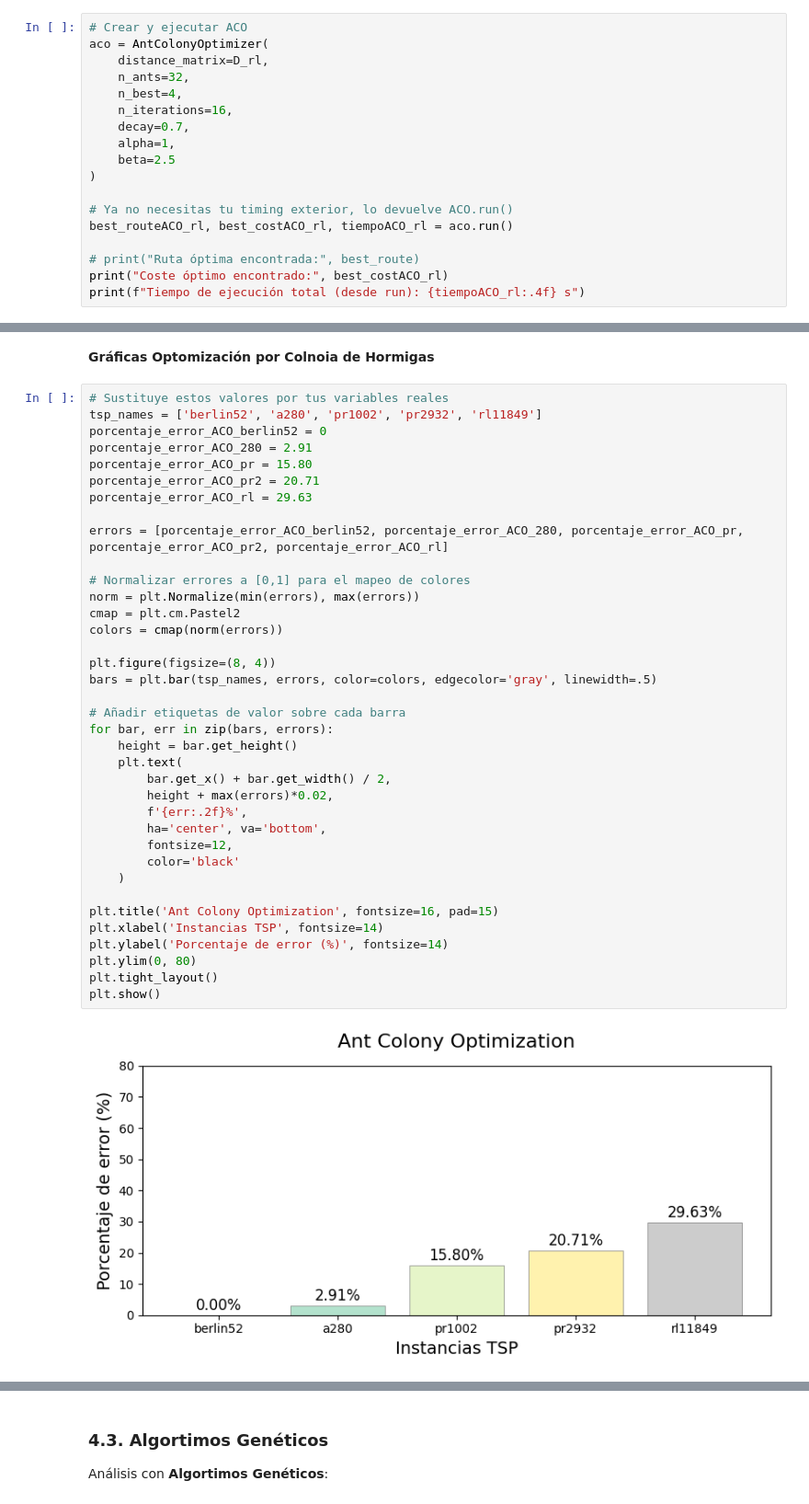
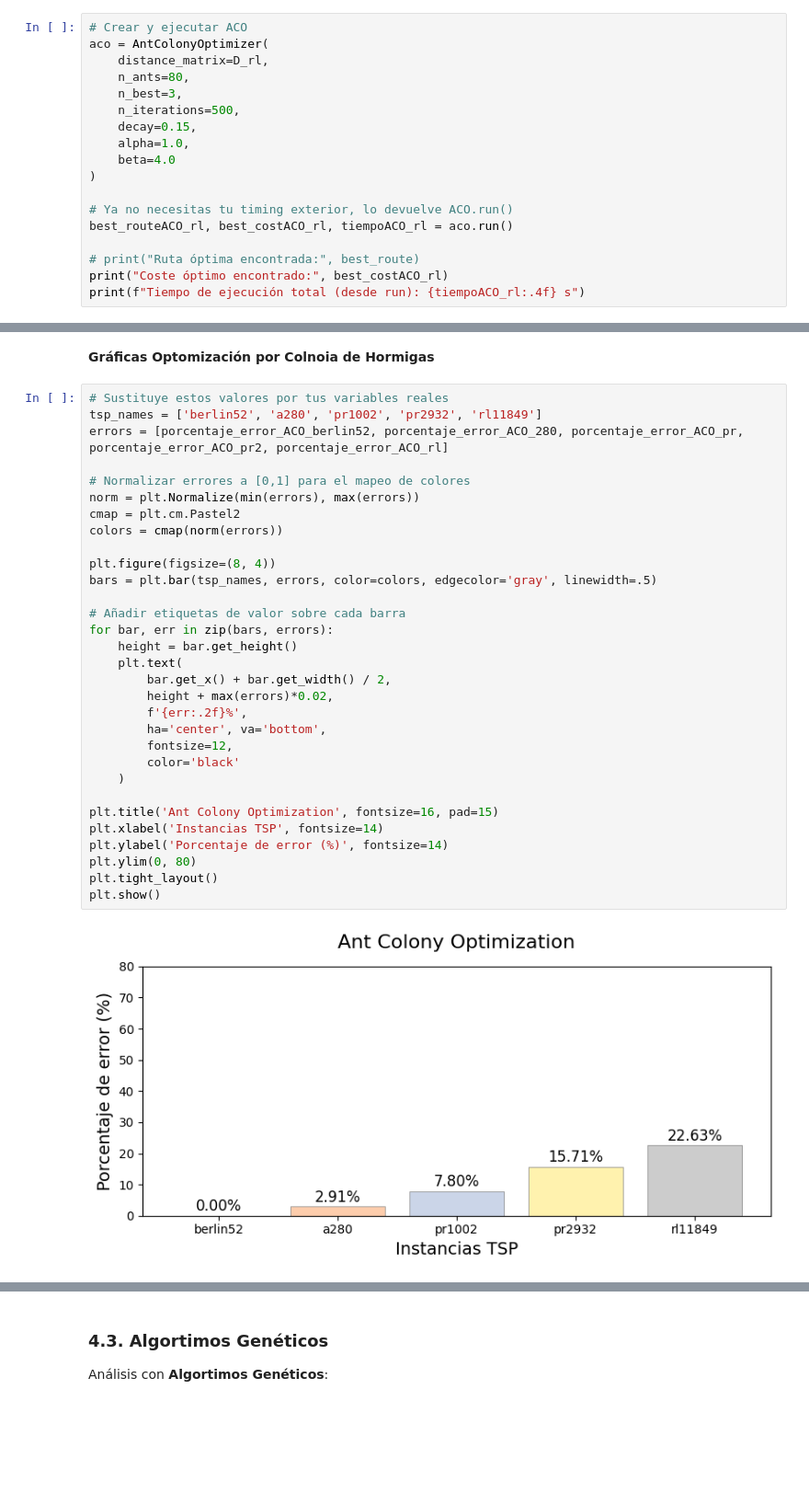
Before and after one commit to PabloMendieta03/TSP_Classical_Solutions, a Jupyter notebook: classical_solution.ipynb, the cells around one changed output, grey strips where cells are left out. Shown at 92% size. Drawn from its saved outputs; the diff is of its cells as text; blank space fills up the shorter version.

```diff
--- a/classical_solution.ipynb
+++ b/classical_solution.ipynb
@@ -876,12 +891,12 @@ Error porcentual respecto al óptimo: 48.71%
 # Crear y ejecutar ACO
 aco = AntColonyOptimizer(
     distance_matrix=D_rl,
-    n_ants=32,
-    n_best=4,
-    n_iterations=16,
-    decay=0.7,
-    alpha=1,
-    beta=2.5
+    n_ants=80,
+    n_best=3,
+    n_iterations=500,
+    decay=0.15,
+    alpha=1.0,
+    beta=4.0
 )
 
 # Ya no necesitas tu timing exterior, lo devuelve ACO.run()
@@ -919,39 +934,33 @@ Error porcentual respecto al óptimo: 59.63%
 # %%
 # Sustituye estos valores por tus variables reales
 tsp_names = ['berlin52', 'a280', 'pr1002', 'pr2932', 'rl11849']
-porcentaje_error_ACO_berlin52 = 0
-porcentaje_error_ACO_280 = 2.91
-porcentaje_error_ACO_pr = 15.80
-porcentaje_error_ACO_pr2 = 20.71
-porcentaje_error_ACO_rl = 29.63
-
 errors = [porcentaje_error_ACO_berlin52, porcentaje_error_ACO_280, porcentaje_error_ACO_pr, porcentaje_error_ACO_pr2, porcentaje_error_ACO_rl]
 
 # Normalizar errores a [0,1] para el mapeo de colores
 norm = plt.Normalize(min(errors), max(errors))
 cmap = plt.cm.Pastel2
 colors = cmap(norm(errors))
 
 plt.figure(figsize=(8, 4))
 bars = plt.bar(tsp_names, errors, color=colors, edgecolor='gray', linewidth=.5)
 
 # Añadir etiquetas de valor sobre cada barra
 for bar, err in zip(bars, errors):
     height = bar.get_height()
     plt.text(
         bar.get_x() + bar.get_width() / 2,
         height + max(errors)*0.02,
         f'{err:.2f}%',
         ha='center', va='bottom',
         fontsize=12,
         color='black'
     )
 
 plt.title('Ant Colony Optimization', fontsize=16, pad=15)
 plt.xlabel('Instancias TSP', fontsize=14)
 plt.ylabel('Porcentaje de error (%)', fontsize=14)
 plt.ylim(0, 80)
 plt.tight_layout()
 plt.show()
 # %% [output]
-[figure, old version]
+[figure, new version]
```
Also changed, not shown: parts of 23 cells of this notebook, 2 other files.
